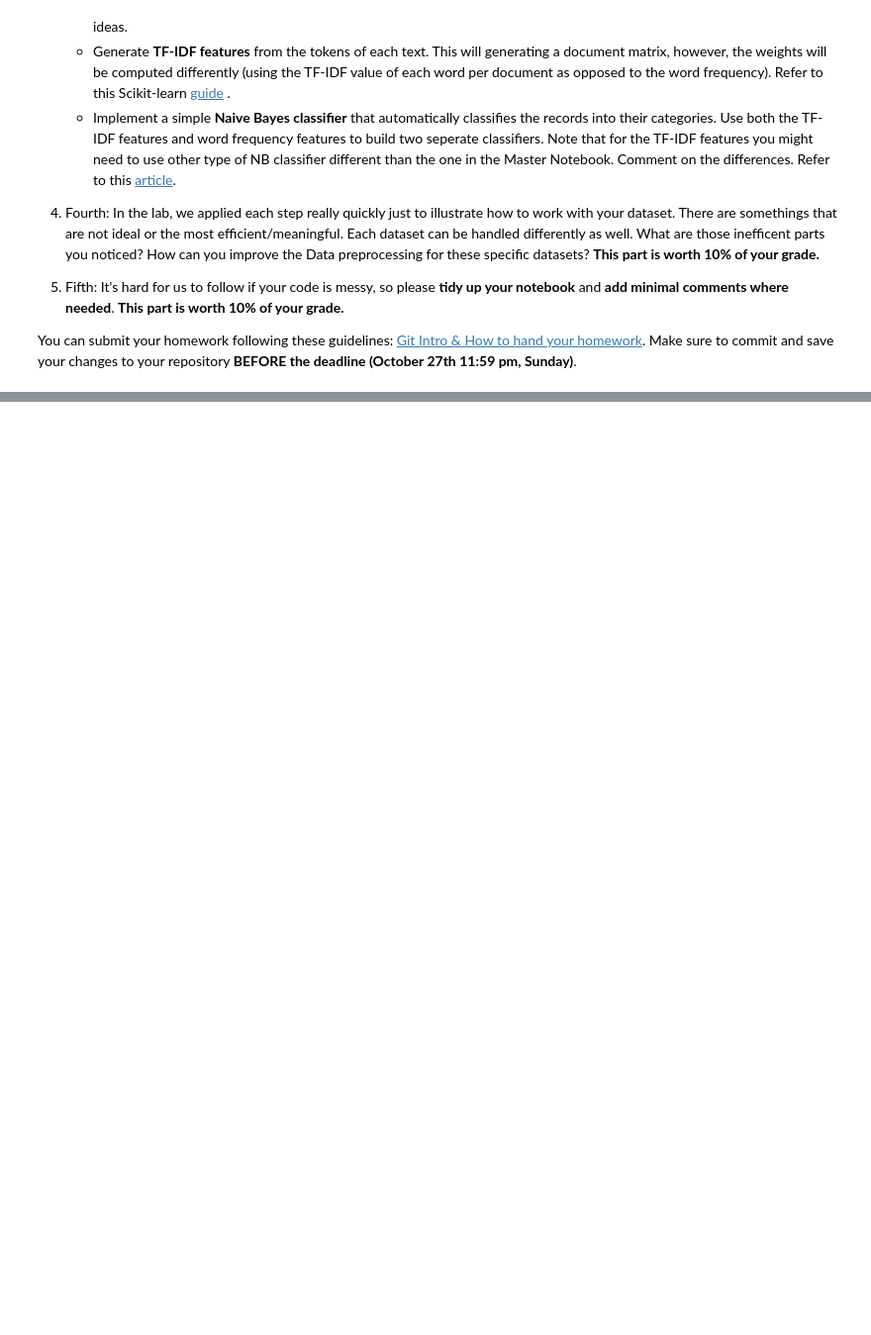
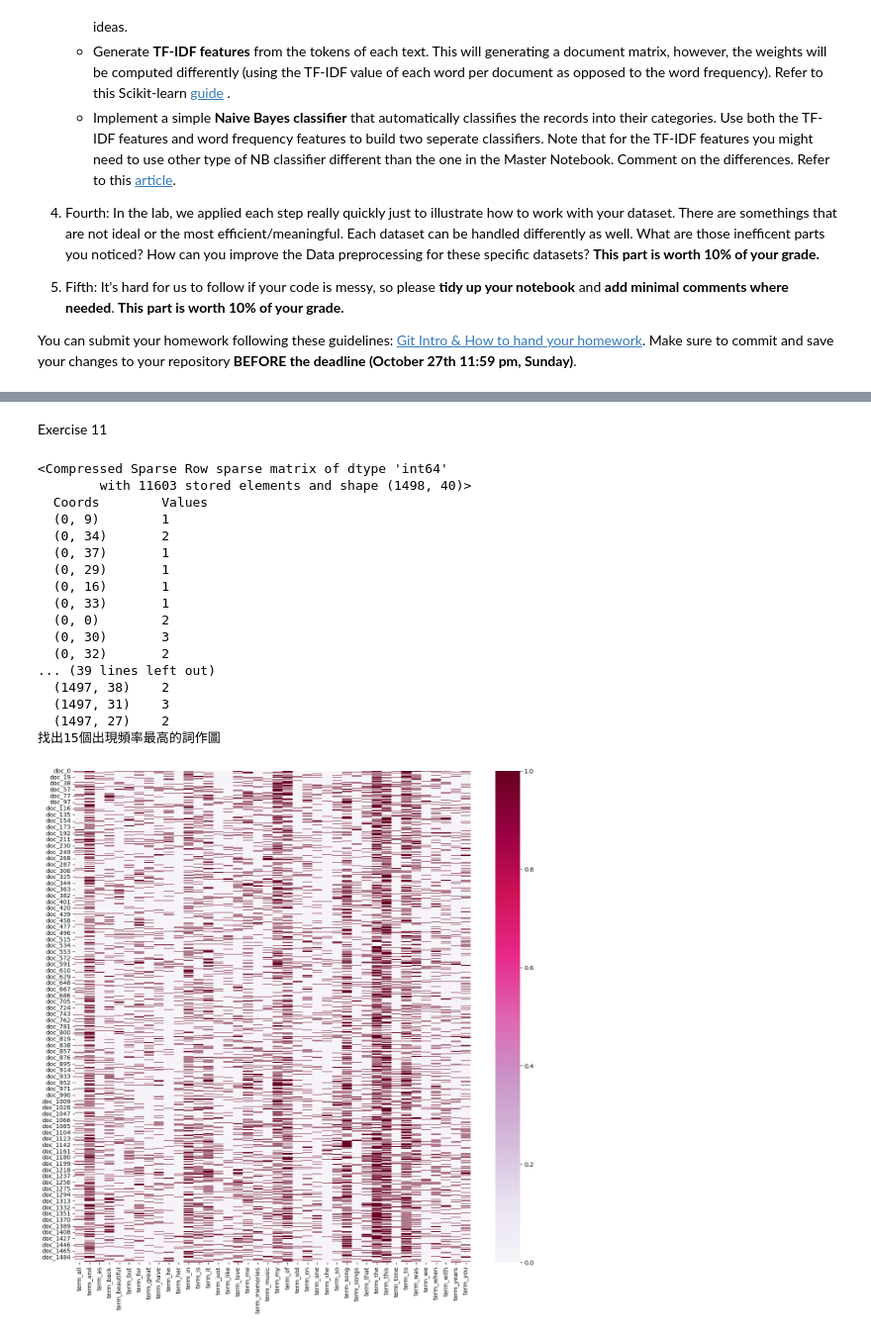
Before and after one commit to Paul901003/DM2024-Lab1-Homework, a Jupyter notebook: DM2024-Lab1-Homework.ipynb, the cells around one changed output, grey strips where cells are left out. Shown at 99% size. Drawn from its saved outputs; the diff is of its cells as text; code cells hidden in the pictures; blank space fills up the shorter version.

```diff
--- a/DM2024-Lab1-Homework.ipynb
+++ b/DM2024-Lab1-Homework.ipynb
@@ -158,0 +433,43 @@ print(classification_report(y_test, y_pred_tfidf))
+# %% [markdown]
+Exercise 11
+# %%
+count_vect = CountVectorizer(max_features=40)
+df_counts = count_vect.fit_transform(df['comment'])
+print(df_counts)
+
+selected = None
+# first twenty features only
+plot_x = ["term_"+str(i) for i in count_vect.get_feature_names_out()[0:selected]]
+# obtain document index
+plot_y = ["doc_"+ str(i) for i in list(df.index)[0:selected]]
+plot_z = df_counts[0:selected, 0:selected].toarray() #X_counts[how many documents, how many terms]
+plot_z
+
+import seaborn as sns
+df_todraw = pd.DataFrame(plot_z, columns = plot_x, index = plot_y)
+
+plt.subplots(figsize=(15, 15))
+ax = sns.heatmap(df_todraw,
+                 cmap="PuRd",
+                 vmin=0, vmax=1, annot=False)
+
+print('找出15個出現頻率最高的詞作圖')
+# %% [output]
+<Compressed Sparse Row sparse matrix of dtype 'int64'
+        with 11603 stored elements and shape (1498, 40)>
+  Coords        Values
+  (0, 9)        1
+  (0, 34)       2
+  (0, 37)       1
+  (0, 29)       1
+  (0, 16)       1
+  (0, 33)       1
+  (0, 0)        2
+  (0, 30)       3
+  (0, 32)       2
+... (39 lines left out)
+  (1497, 38)    2
+  (1497, 31)    3
+  (1497, 27)    2
+找出15個出現頻率最高的詞作圖
+[figure, added]
```
Also changed, not shown: parts of 40 cells of this notebook, 3 other files.
